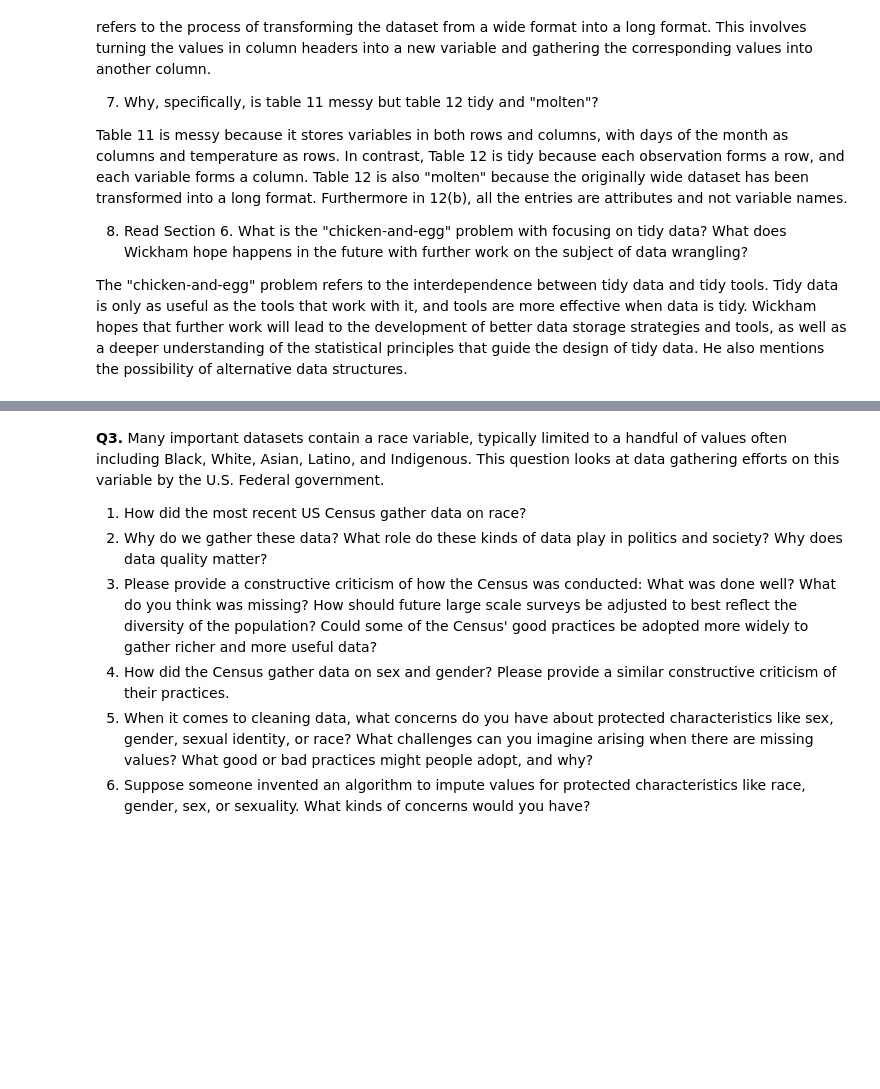
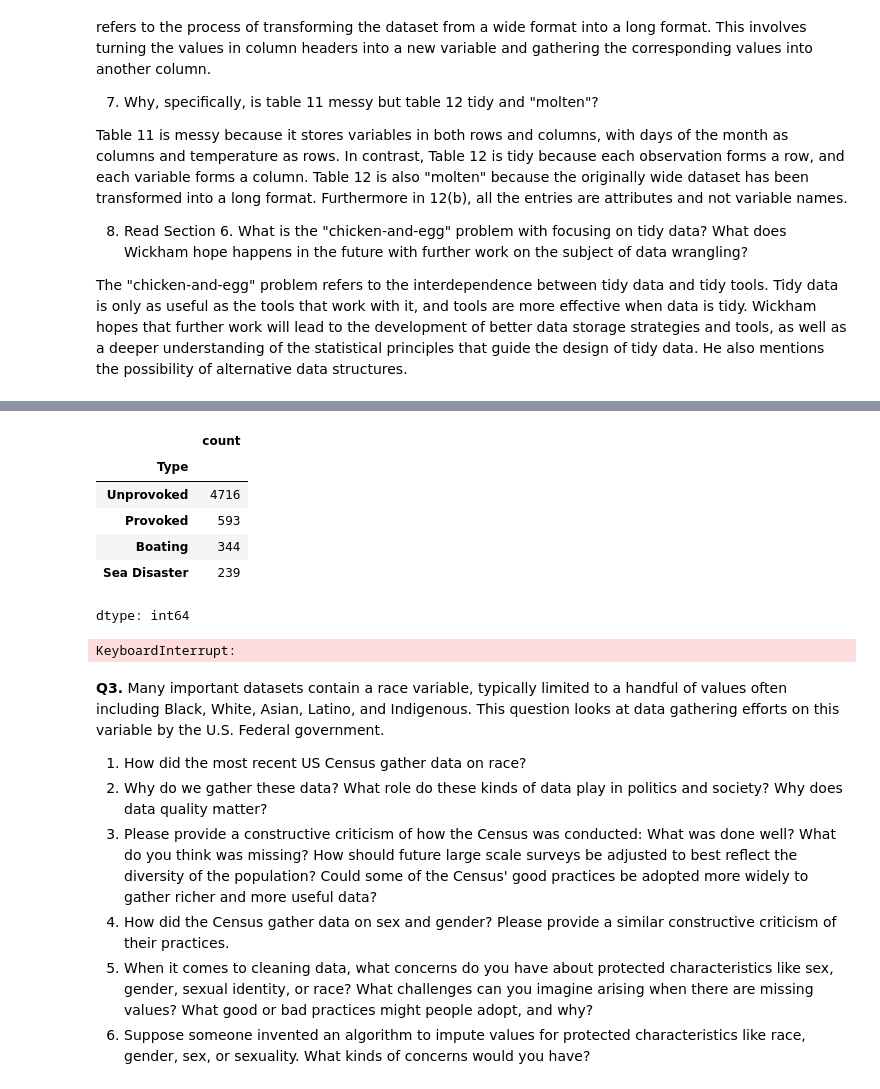
Before and after one commit to JinMizar/wrangling, a Jupyter notebook: assignment.ipynb, the cells around one changed output, grey strips where cells are left out. Drawn from its saved outputs; the diff is of its cells as text; code cells hidden in the pictures; blank space fills up the shorter version.

```diff
--- a/assignment.ipynb
+++ b/assignment.ipynb
@@ -56,0 +175,19 @@ Resolving deltas: 100% (41/41), done.
+# %%
+df[var] = df[var].replace(['Boat', 'Watercraft', 'Boatomg'], 'Boating') # Organize all boating values
+df[var].value_counts()
+# %% [output]
+|  | count |
+| Type |  |
+| Unprovoked | 4716 |
+| Provoked | 593 |
+| Boating | 344 |
+| Sea Disaster | 239 |
+dtype: int64
+# %%
+# 3. Dummy variable: For the pretrial data covered in the lecture, clean the `WhetherDefendantWasReleasedPretrial` variable as well as you can, and, in particular, replace missing values with `np.nan`.
+url = 'http://www.vcsc.virginia.gov/pretrialdataproject/October%202017%20Cohort_Virginia%20Pretrial%20Data%20Project_Deidentified%20FINAL%20Update_10272021.csv'
+df = pd.read_csv(url,low_memory=False) # Pandas downloads and loads the .csv file for you
+# df = pd.read_csv('./wrangling/pretrial_data.csv', low_memory=False)
+df.head()
+# %% [output]
+KeyboardInterrupt:
```
Also changed, not shown: parts of 8 cells of this notebook.
